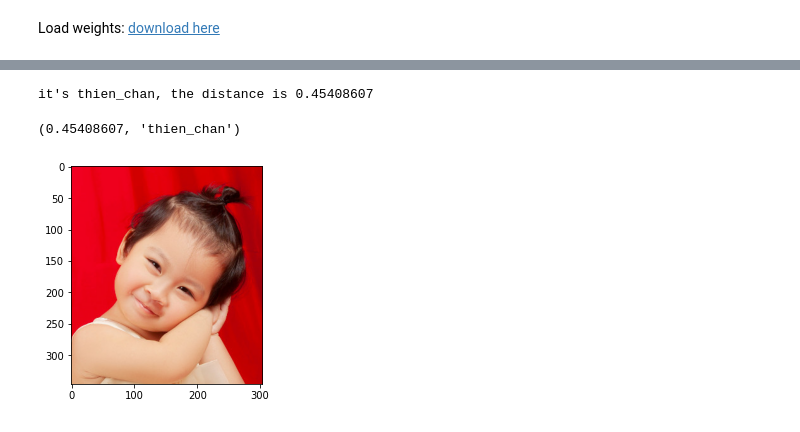
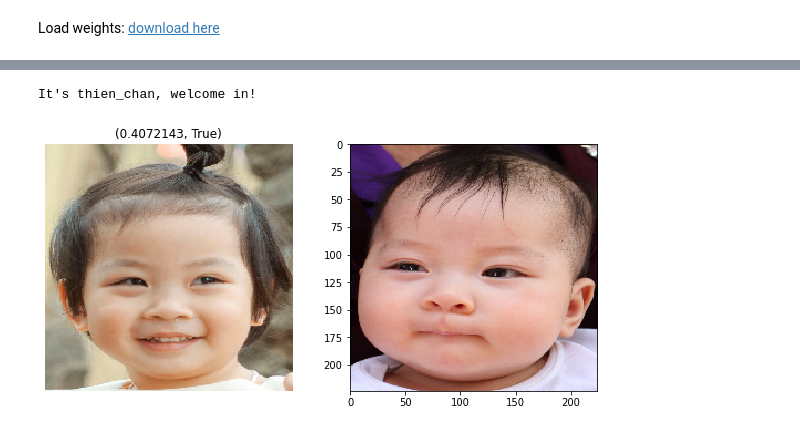
Before and after one commit to thien1892/Face_Recognition, a Jupyter notebook: vgg_face.ipynb, the cells around one changed output, grey strips where cells are left out. Saved outputs shown, nothing was run; the diff lists cells and outputs as text; code cells hidden in the pictures.

```diff
--- a/vgg_face.ipynb
+++ b/vgg_face.ipynb
@@ -140,3 +132,8 @@ It's not ba_thuan, please go away
+# %%
+verify_2_img('images/test7.jpg', 'thien_chan')
+# %% [output]
+It's thien_chan, welcome in!
+[figure, added]
 # %%
 def who_is_it(image_path, database):
     """
@@ -166,9 +162,0 @@ def who_is_it(image_path, database):
-# %%
-img_path = 'images/test5.jpg'
-img = image.load_img(img_path)
-imshow(img)
-who_is_it(img_path, database)
-# %% [output]
-it's thien_chan, the distance is 0.45408607
-(0.45408607, 'thien_chan')
-[figure, removed]
```
Also changed, not shown: parts of 8 cells of this notebook, 1 other file.
